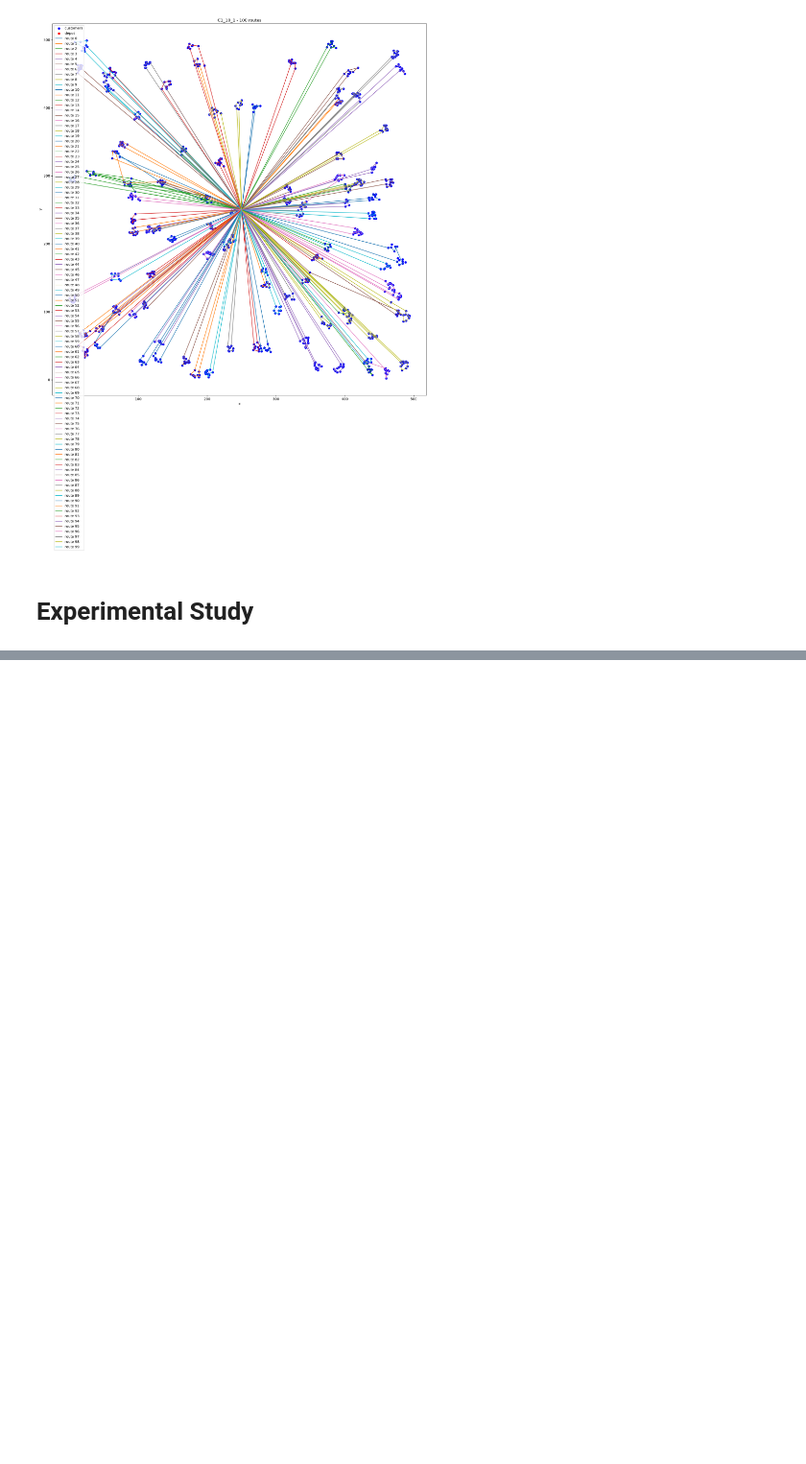
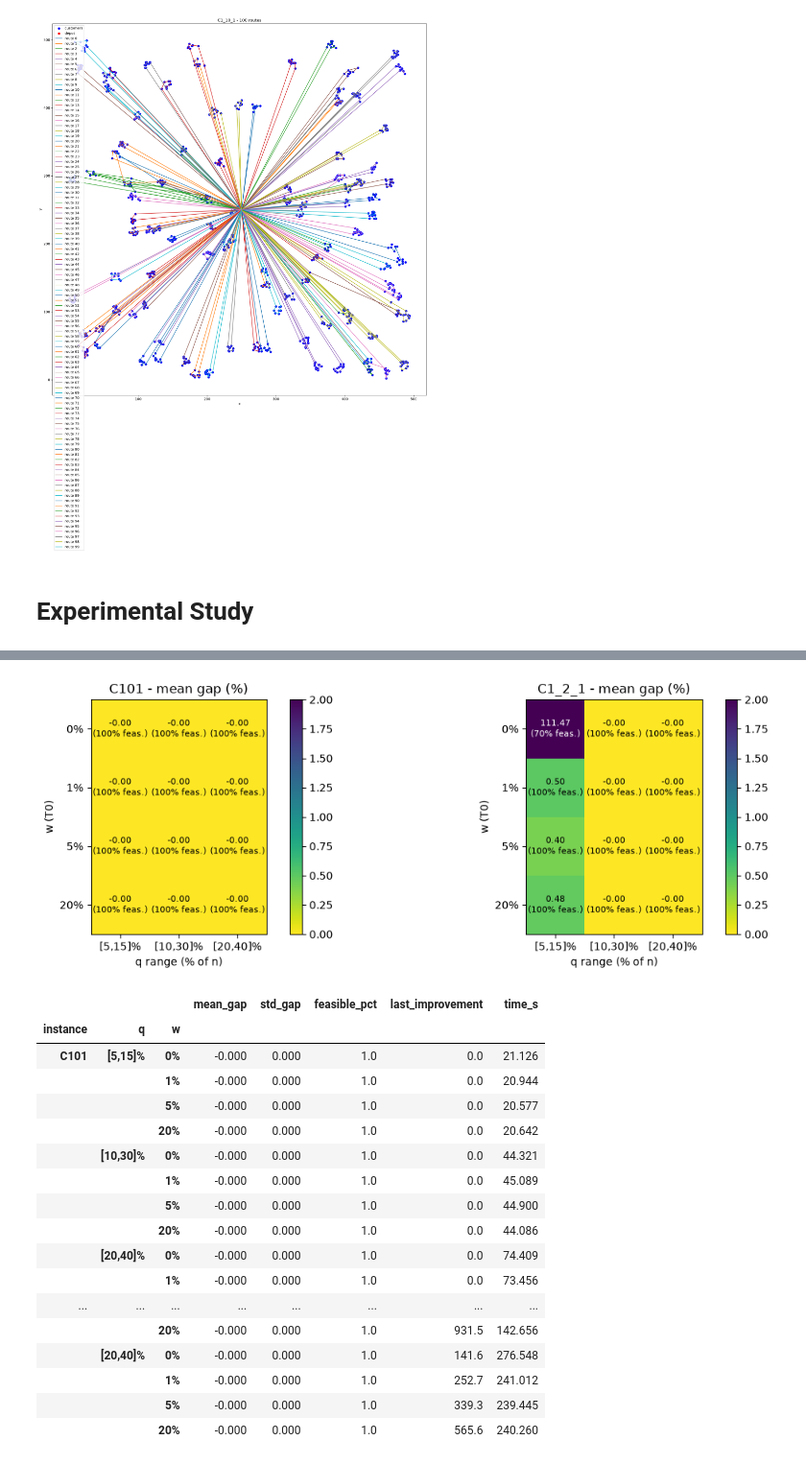
Before and after one commit to slowalie/Algorithms_and_Combinatorial_Optimization_project_groupe_2, a Jupyter notebook: group_2_project_final_deliverable.ipynb, the cells around one changed output, grey strips where cells are left out. Shown at 96% size. Saved outputs shown, nothing was run; the diff lists cells and outputs as text; code cells hidden in the pictures; blank space fills up the shorter version.

```diff
--- a/group_2_project_final_deliverable.ipynb
+++ b/group_2_project_final_deliverable.ipynb
@@ -1095,0 +1447,48 @@ ALNS solution: distance = 42867.72028415934 , #vehicles = 100
+# %%
+A3_FILES = {"C101.txt": 10, "C1_2_1.200.20.vrptw": 10}
+Q_RANGES = {"[5,15]%": (0.05, 0.15), "[10,30]%": (0.10, 0.30), "[20,40]%": (0.20, 0.40)}
+W_VALUES = [0.0, 0.01, 0.05, 0.20]
+
+jobs = [(f, s, f"q {qn} | w {w:.0%}", dict(q_min_frac=a, q_max_frac=b, q_max_abs=10**9, start_worse=w), s == 0)
+        for f, ns in A3_FILES.items() for s in range(ns)
+        for qn, (a, b) in Q_RANGES.items() for w in W_VALUES]
+a3, a3_hist = cached("A3_q_temperature", jobs)
+a3["q"] = a3.variant.str.extract(r"q (\S+)")[0]
+a3["w"] = a3.variant.str.extract(r"w (\S+)")[0]
+
+fig, axes = plt.subplots(1, 2, figsize=(12, 4))
+for ax, (name, g) in zip(axes, a3.groupby("instance", sort=False)):
+    H = g.pivot_table(index="w", columns="q", values="gap", aggfunc="mean")
+    H = H.loc[[f"{w:.0%}" for w in W_VALUES], list(Q_RANGES)]
+    F = g.pivot_table(index="w", columns="q", values="feasible", aggfunc="mean").loc[H.index, H.columns]
+    im = ax.imshow(np.minimum(H.values, 2), cmap="viridis_r", vmin=0, vmax=2)   # colours capped at 2 % so that
+    for (y, x), v in np.ndenumerate(H.values):                                  # one infeasible cell does not hide the rest
+        ax.text(x, y, f"{v:.2f}\n({F.values[y, x]:.0%} feas.)", ha="center", va="center", fontsize=8,
+                color="w" if v > 1 else "k")
+    ax.set_xticks(range(len(H.columns)), H.columns); ax.set_yticks(range(len(H.index)), H.index)
+    ax.set_xlabel("q range (% of n)"); ax.set_ylabel("w (T0)"); ax.set_title(f"{name} - mean gap (%)")
+    fig.colorbar(im, ax=ax)
+plt.tight_layout(); plt.show()
+
+a3.groupby(["instance", "q", "w"], sort=False).agg(mean_gap=("gap", "mean"), std_gap=("gap", "std"),
+    feasible_pct=("feasible", "mean"), last_improvement=("last_improvement", "mean"), time_s=("runtime", "mean")).round(3)
+# %% [output]
+[figure, added]
+|  |  |  | mean_gap | std_gap | feasible_pct | last_improvement | time_s |
+| instance | q | w |  |  |  |  |  |
+| C101 | [5,15]% | 0% | -0.000 | 0.000 | 1.0 | 0.0 | 21.126 |
+|  |  | 1% | -0.000 | 0.000 | 1.0 | 0.0 | 20.944 |
+|  |  | 5% | -0.000 | 0.000 | 1.0 | 0.0 | 20.577 |
+|  |  | 20% | -0.000 | 0.000 | 1.0 | 0.0 | 20.642 |
+|  | [10,30]% | 0% | -0.000 | 0.000 | 1.0 | 0.0 | 44.321 |
+|  |  | 1% | -0.000 | 0.000 | 1.0 | 0.0 | 45.089 |
+|  |  | 5% | -0.000 | 0.000 | 1.0 | 0.0 | 44.900 |
+|  |  | 20% | -0.000 | 0.000 | 1.0 | 0.0 | 44.086 |
+|  | [20,40]% | 0% | -0.000 | 0.000 | 1.0 | 0.0 | 74.409 |
+|  |  | 1% | -0.000 | 0.000 | 1.0 | 0.0 | 73.456 |
+| ... | ... | ... | ... | ... | ... | ... | ... |
+|  |  | 20% | -0.000 | 0.000 | 1.0 | 931.5 | 142.656 |
+|  | [20,40]% | 0% | -0.000 | 0.000 | 1.0 | 141.6 | 276.548 |
+|  |  | 1% | -0.000 | 0.000 | 1.0 | 252.7 | 241.012 |
+|  |  | 5% | -0.000 | 0.000 | 1.0 | 339.3 | 239.445 |
+|  |  | 20% | -0.000 | 0.000 | 1.0 | 565.6 | 240.260 |
```
Also changed, not shown: parts of 17 cells of this notebook.
